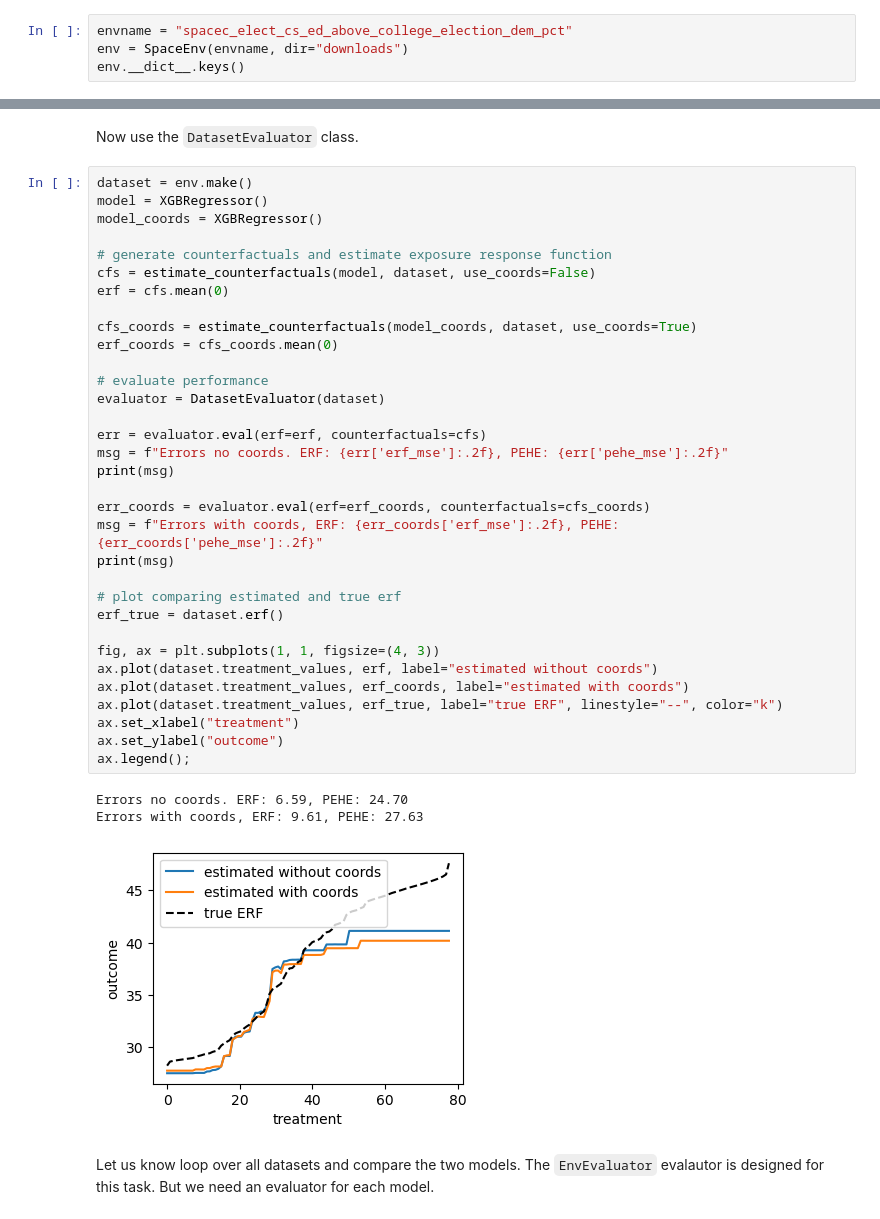
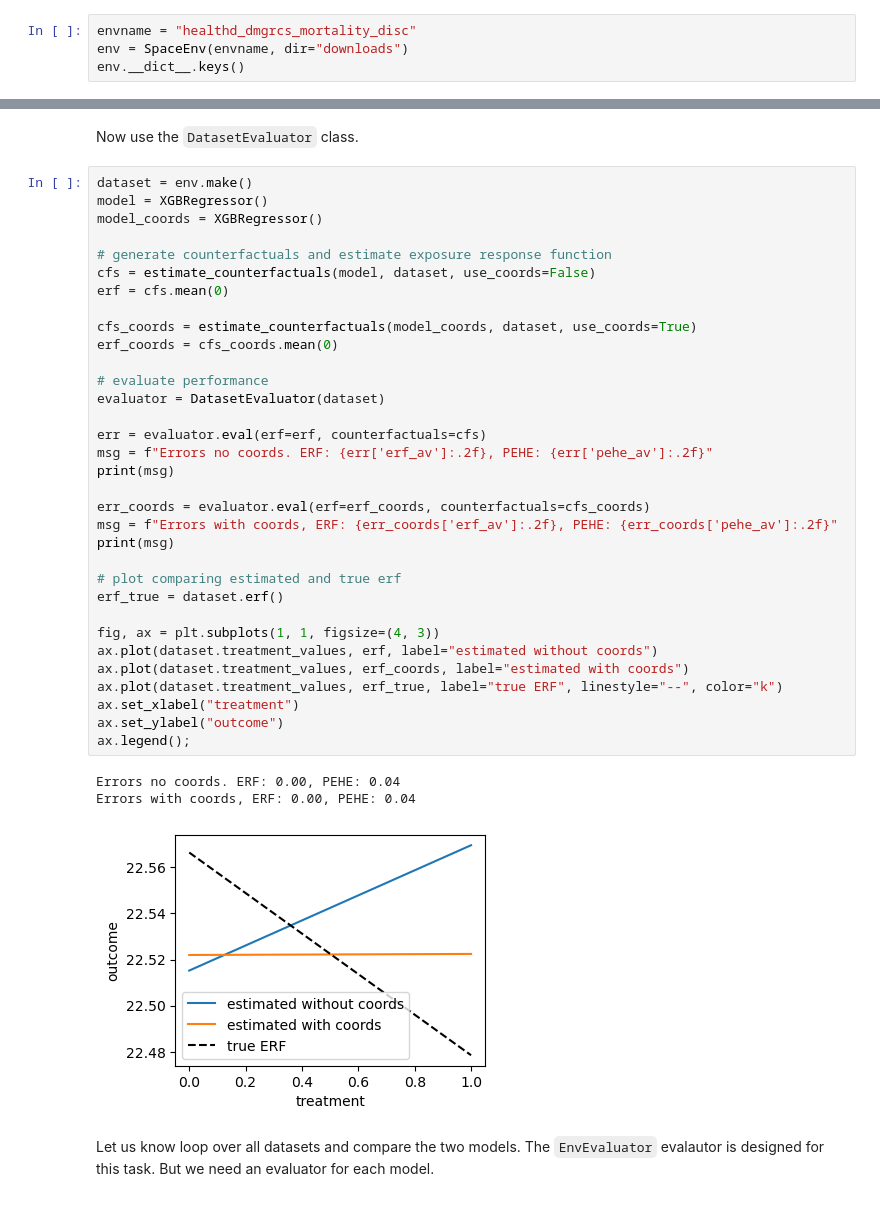
Before and after one commit to NSAPH-Projects/space, a Jupyter notebook: examples/evaluator_demo.ipynb, the cells around one changed output, grey strips where cells are left out. Drawn from its saved outputs; the diff is of its cells as text.

```diff
--- a/examples/evaluator_demo.ipynb
+++ b/examples/evaluator_demo.ipynb
@@ -31,7 +41,7 @@ DataMaster().list_datasets()
 # %% [markdown]
 Create the environment.
 # %%
-envname = "spacec_elect_cs_ed_above_college_election_dem_pct"
+envname = "healthd_dmgrcs_mortality_disc"
 env = SpaceEnv(envname, dir="downloads")
 env.__dict__.keys()
 # %% [output]
@@ -110,38 +120,38 @@ dataset = env.make()
 model = XGBRegressor()
 model_coords = XGBRegressor()
 
 # generate counterfactuals and estimate exposure response function
 cfs = estimate_counterfactuals(model, dataset, use_coords=False)
 erf = cfs.mean(0)
 
 cfs_coords = estimate_counterfactuals(model_coords, dataset, use_coords=True)
 erf_coords = cfs_coords.mean(0)
 
 # evaluate performance
 evaluator = DatasetEvaluator(dataset)
 
 err = evaluator.eval(erf=erf, counterfactuals=cfs)
-msg = f"Errors no coords. ERF: {err['erf_mse']:.2f}, PEHE: {err['pehe_mse']:.2f}"
+msg = f"Errors no coords. ERF: {err['erf_av']:.2f}, PEHE: {err['pehe_av']:.2f}"
 print(msg)
 
 err_coords = evaluator.eval(erf=erf_coords, counterfactuals=cfs_coords)
-msg = f"Errors with coords, ERF: {err_coords['erf_mse']:.2f}, PEHE: {err_coords['pehe_mse']:.2f}"
+msg = f"Errors with coords, ERF: {err_coords['erf_av']:.2f}, PEHE: {err_coords['pehe_av']:.2f}"
 print(msg)
 
 # plot comparing estimated and true erf
 erf_true = dataset.erf()
 
 fig, ax = plt.subplots(1, 1, figsize=(4, 3))
 ax.plot(dataset.treatment_values, erf, label="estimated without coords")
 ax.plot(dataset.treatment_values, erf_coords, label="estimated with coords")
 ax.plot(dataset.treatment_values, erf_true, label="true ERF", linestyle="--", color="k")
 ax.set_xlabel("treatment")
 ax.set_ylabel("outcome")
 ax.legend();
 # %% [output]
-Errors no coords. ERF: 6.59, PEHE: 24.70
-Errors with coords, ERF: 9.61, PEHE: 27.63
+Errors no coords. ERF: 0.00, PEHE: 0.04
+Errors with coords, ERF: 0.00, PEHE: 0.04
-[figure, old version]
+[figure, new version]
 # %% [markdown]
 Let us know loop over all datasets and compare the two models. The `EnvEvaluator` evalautor is designed for this task. But we need an evaluator for each model.
 # %%
```
Also changed, not shown: parts of 3 cells of this notebook, 1 other file.
